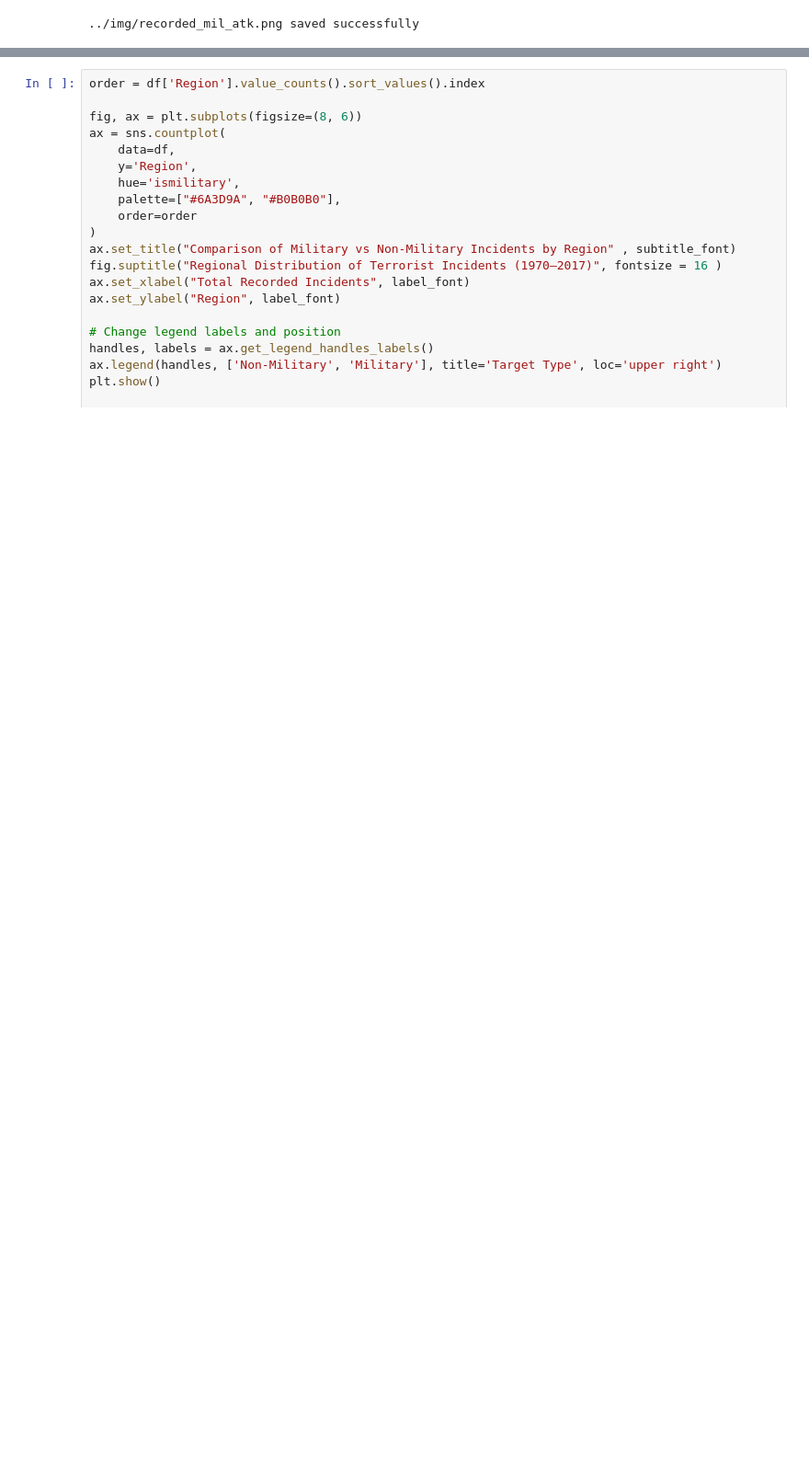
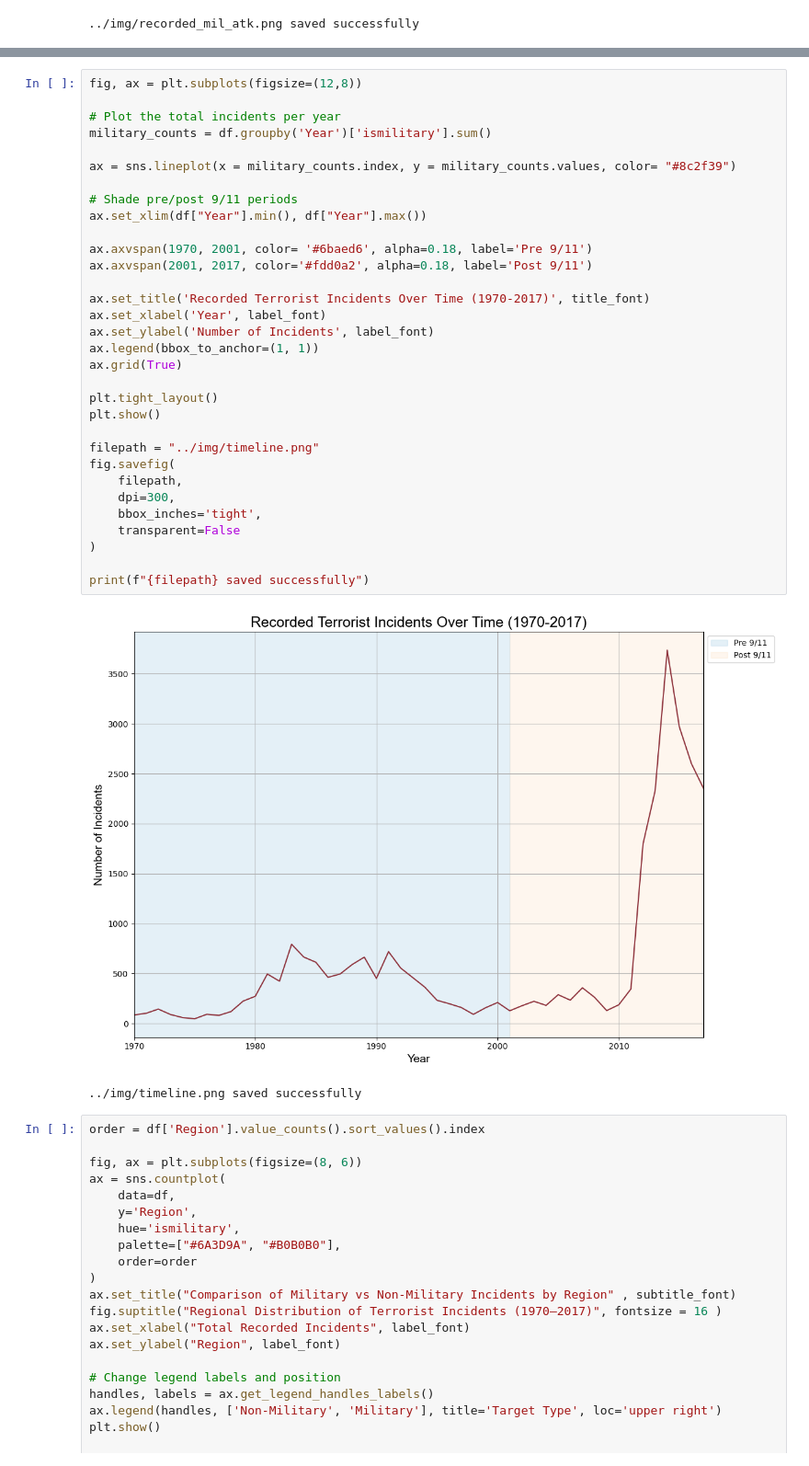
Before and after one commit to hhnguyen72/terrorism, a Jupyter notebook: notebooks/eda.ipynb, the cells around one changed output, grey strips where cells are left out. Shown at 92% size. Saved outputs shown, nothing was run; the diff lists cells and outputs as text; blank space fills up the shorter version.

Commit message:
Added Timeline

```diff
--- a/notebooks/eda.ipynb
+++ b/notebooks/eda.ipynb
@@ -208,3 +224,38 @@ Setting a gradient palette using color= is deprecated and will be removed in v0.
+# %%
+fig, ax = plt.subplots(figsize=(12,8))
+
+# Plot the total incidents per year
+military_counts = df.groupby('Year')['ismilitary'].sum()
+
+ax = sns.lineplot(x = military_counts.index, y = military_counts.values, color= "#8c2f39")
+
+# Shade pre/post 9/11 periods
+ax.set_xlim(df["Year"].min(), df["Year"].max())
+
+ax.axvspan(1970, 2001, color= '#6baed6', alpha=0.18, label='Pre 9/11')
+ax.axvspan(2001, 2017, color='#fdd0a2', alpha=0.18, label='Post 9/11')
+
+ax.set_title('Recorded Terrorist Incidents Over Time (1970-2017)', title_font)
+ax.set_xlabel('Year', label_font)
+ax.set_ylabel('Number of Incidents', label_font)
+ax.legend(bbox_to_anchor=(1, 1))
+ax.grid(True)
+
+plt.tight_layout()
+plt.show()
+
+filepath = "../img/timeline.png"
+fig.savefig(
+    filepath,
+    dpi=300,
+    bbox_inches='tight',
+    transparent=False
+)
+
+print(f"{filepath} saved successfully")
+# %% [output]
+[figure, added]
+../img/timeline.png saved successfully
 # %%
 order = df['Region'].value_counts().sort_values().index
 
```
Also changed, not shown: parts of 4 cells of this notebook, 3 other files.
